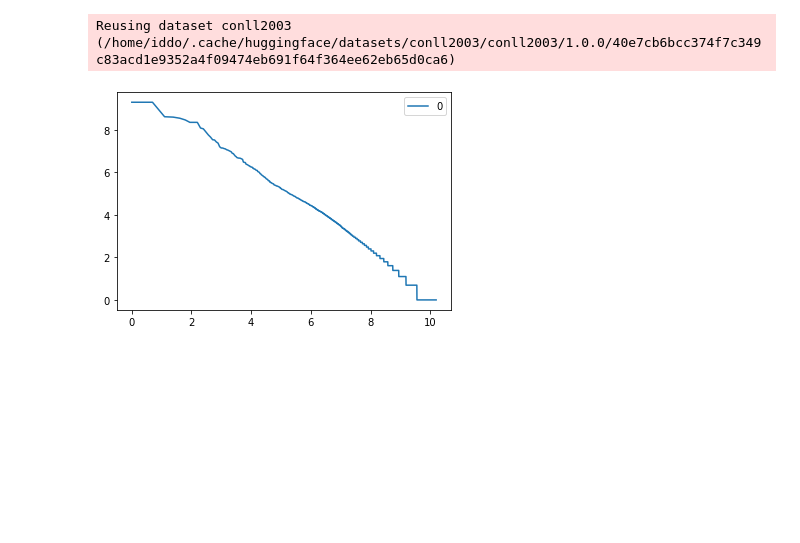
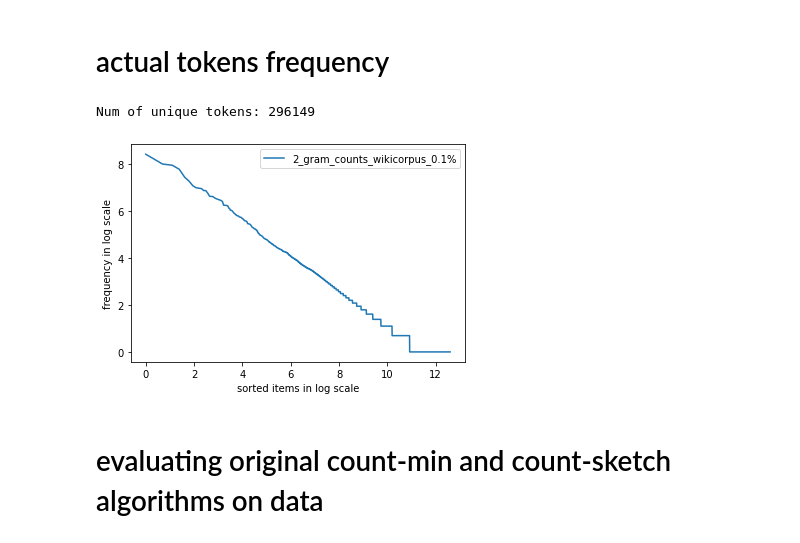
Before and after one commit to danielkorat/dynamic_ds, a Jupyter notebook: Playground.ipynb, the cells around one changed output. Cells and saved outputs as stored; diff of their text form; code cells hidden in the pictures; blank space fills up the shorter version.

```diff
--- a/Playground.ipynb
+++ b/Playground.ipynb
@@ -10,25 +14,3 @@ from numpy import log
-# %%
-DS_NAME = "conll2003"
-
-counts = defaultdict(int)
-ds = load_dataset(DS_NAME)
-for split in 'train', 'test', 'validation':
-    for example in tqdm(ds[split]):
-        for token in example['tokens']:
-            counts[token.lower()] += 1
-
-log_counts = defaultdict(int)
-for w, count in counts.items():
-    log_counts[w] = log(count)
-sorted_counts = sorted(log_counts.values(), reverse=True)
-df = pd.DataFrame(data=sorted_counts)
-df.index = log(df.index)
-
-df.plot()
-plt.xlabel("sorted items in log scale")
-plt.ylabel("frequency in log scale")
-plt.legend([DS_NAME])
-plt.show()
-# %% [output]
-Reusing dataset conll2003 (/home/iddo/.cache/huggingface/datasets/conll2003/conll2003/1.0.0/40e7cb6bcc374f7c349c83acd1e9352a4f09474eb691f64f364ee62eb65d0ca6)
-[figure, removed]
+# %%
+DS_ITEM_COUNTS_PATH= './nlp/2_gram_counts_wikicorpus_0.1%.npz'
+DS_NAME='conll2003'
@@ -34,0 +21,9 @@ Reusing dataset conll2003 (/home/iddo/.cache/huggingface/datasets/conll2003/conl
+# %% [markdown]
+# actual tokens frequency
+# %%
+plot_token_frequencies(DS_ITEM_COUNTS_PATH)
+# %% [output]
+Num of unique tokens: 296149
+[figure, added]
+# %% [markdown]
+# evaluating original count-min and count-sketch algorithms on data
```
Also changed, not shown: parts of 7 cells of this notebook, 5 other files.
